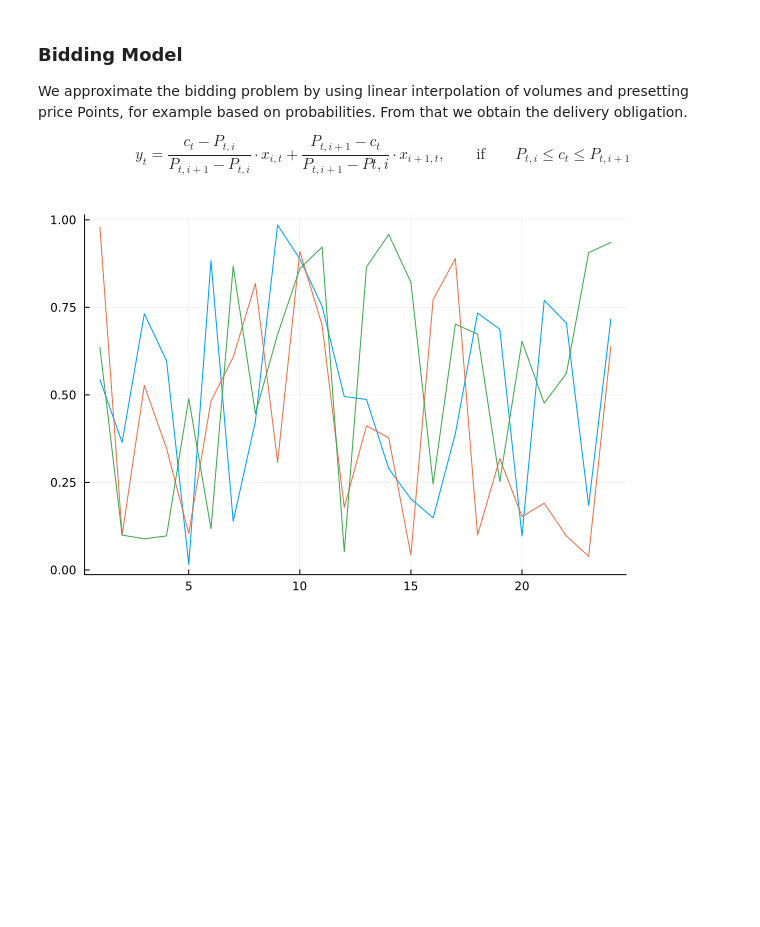
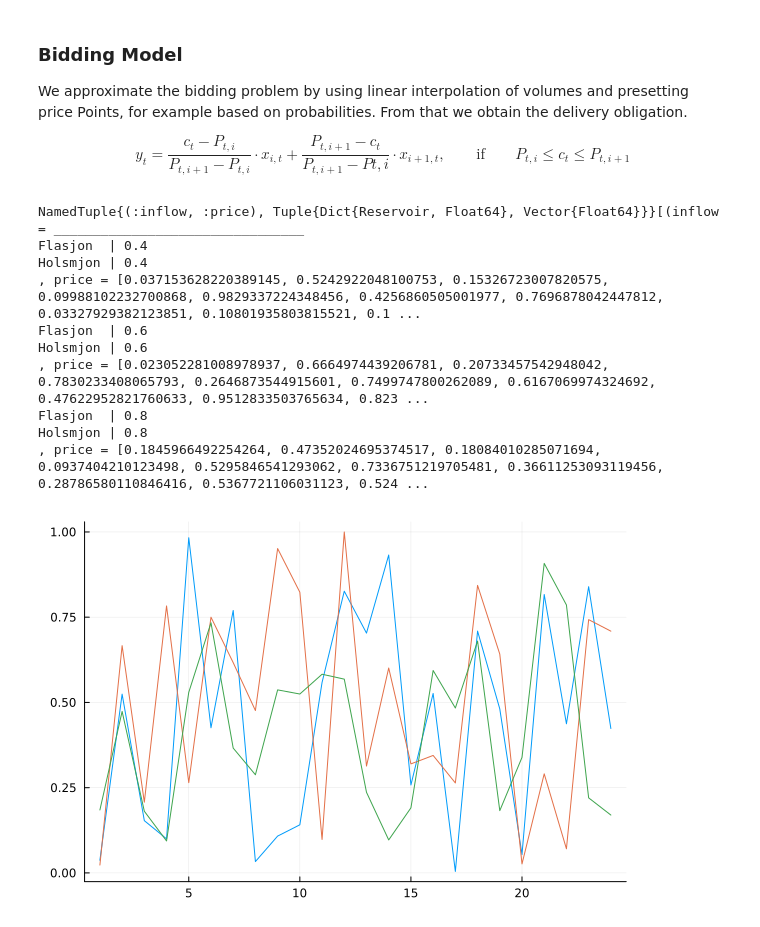
Before and after one commit to lennarthagemann/Code-Master-Thesis, a Jupyter notebook: DevelopmentOneOwnerModel.ipynb, the cells around one changed output. Drawn from its saved outputs; the diff is of its cells as text; code cells hidden in the pictures; blank space fills up the shorter version.

```diff
--- a/DevelopmentOneOwnerModel.ipynb
+++ b/DevelopmentOneOwnerModel.ipynb
@@ -69,17 +67,27 @@ $$
 # %%
 I = 5
 T = 24
-Stages = 7
+Stages = 2
 
 mu_up = 1.0
-mu_down = 0.3
-S = 0.2
+mu_down = 0.1
+S = 0.3
 
 PPoints = [0.0, 0.2, 0.4, 0.6, 0.8, 1.0]
 @assert length(PPoints) == I + 1
 Omega = [(inflow = Dict(r => 0.4 for r in R), price = rand(T)), (inflow = Dict(r => 0.6 for r in R), price = rand(T)), (inflow = Dict(r => 0.8 for r in R), price = rand(T))]
 P = [1/length(Omega) for om in Omega]
-
+println(Omega)
 Plots.plot(x = 1:T, [om.price for om in Omega], legend = false, show=true)
 # %% [output]
+NamedTuple{(:inflow, :price), Tuple{Dict{Reservoir, Float64}, Vector{Float64}}}[(inflow = ________________________________
+Flasjon  | 0.4
+Holsmjon | 0.4
+, price = [0.037153628220389145, 0.5242922048100753, 0.15326723007820575, 0.09988102232700868, 0.9829337224348456, 0.4256860505001977, 0.7696878042447812, 0.03327929382123851, 0.10801935803815521, 0.1 ...
+Flasjon  | 0.6
+Holsmjon | 0.6
+, price = [0.023052281008978937, 0.6664974439206781, 0.20733457542948042, 0.7830233408065793, 0.2646873544915601, 0.7499747800262089, 0.6167069974324692, 0.47622952821760633, 0.9512833503765634, 0.823 ...
+Flasjon  | 0.8
+Holsmjon | 0.8
+, price = [0.1845966492254264, 0.47352024695374517, 0.18084010285071694, 0.0937404210123498, 0.5295846541293062, 0.7336751219705481, 0.36611253093119456, 0.28786580110846416, 0.5367721106031123, 0.524 ...
-[figure, old version]
+[figure, new version]
```
Also changed, not shown: parts of 16 cells of this notebook, 16 other files.
